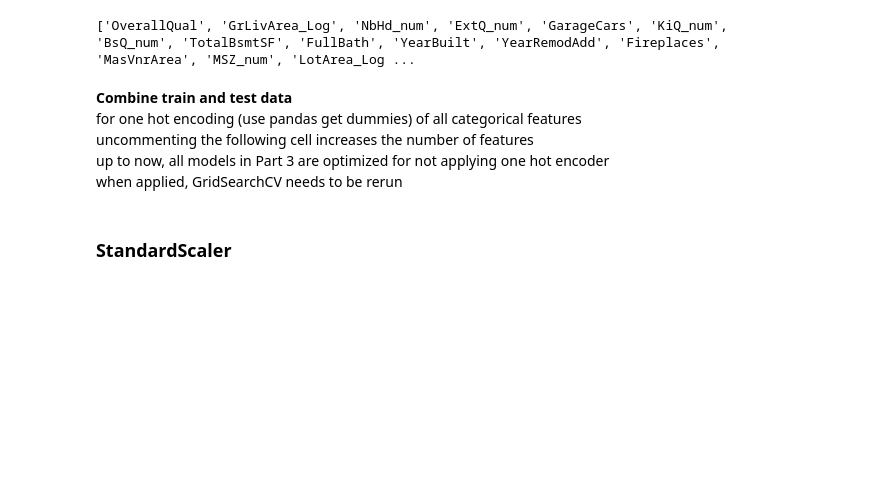
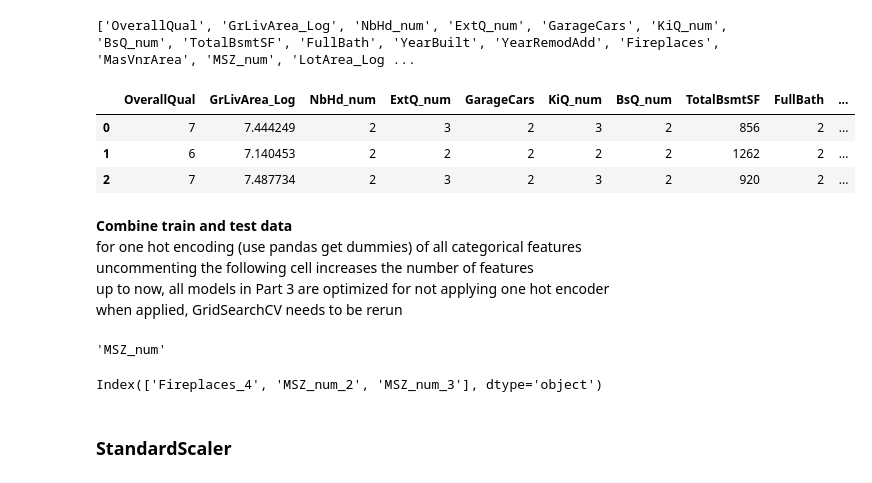
Before and after one commit to VorobevEI/MADMO, a Jupyter notebook: seminar08_eda2/house-prices-eda-to-ml-beginner.ipynb, the cells around one changed output. Drawn from its saved outputs; the diff is of its cells as text; code cells hidden in the pictures; blank space fills up the shorter version.

```diff
--- a/seminar08_eda2/house-prices-eda-to-ml-beginner.ipynb
+++ b/seminar08_eda2/house-prices-eda-to-ml-beginner.ipynb
@@ -471,6 +526,6 @@ for col in numerical_feats:
     print('{:15}'.format(col),
           'Skewness: {:05.2f}'.format(df_train[col].skew()) ,
           '   ' ,
-          'Kurtosis: {:06.2f}'.format(df_train[col].kurt())
+          'Kurtosis: {:05.2f}'.format(df_train[col].kurt())
          )
 # %% [output]
@@ -1085,6 +1172,13 @@ df_train_ml = df_train[feats].copy()
 df_test_ml  = df_test[feats].copy()
 
 y = df_train[target]
+# %%
+df_train_ml.head(3)
+# %% [output]
+|  | OverallQual | GrLivArea_Log | NbHd_num | ExtQ_num | GarageCars | KiQ_num | BsQ_num | TotalBsmtSF | FullBath | ... |
+| 0 | 7 | 7.444249 | 2 | 3 | 2 | 3 | 2 | 856 | 2 | ... |
+| 1 | 6 | 7.140453 | 2 | 2 | 2 | 2 | 2 | 1262 | 2 | ... |
+| 2 | 7 | 7.487734 | 2 | 3 | 2 | 3 | 2 | 920 | 2 | ... |
 # %% [markdown]
 **Combine train and test data**
 for one hot encoding (use pandas get dummies) of all categorical features
@@ -1104,2 +1209,10 @@ df_test_ml  = all_data[df_train.shape[0]:]
+# %%
+feats[-2]
+# %% [output]
+'MSZ_num'
+# %%
+df_train_ml.columns[-3:]
+# %% [output]
+Index(['Fireplaces_4', 'MSZ_num_2', 'MSZ_num_3'], dtype='object')
 # %% [markdown]
 ### StandardScaler
```
Also changed, not shown: parts of 43 cells of this notebook.
